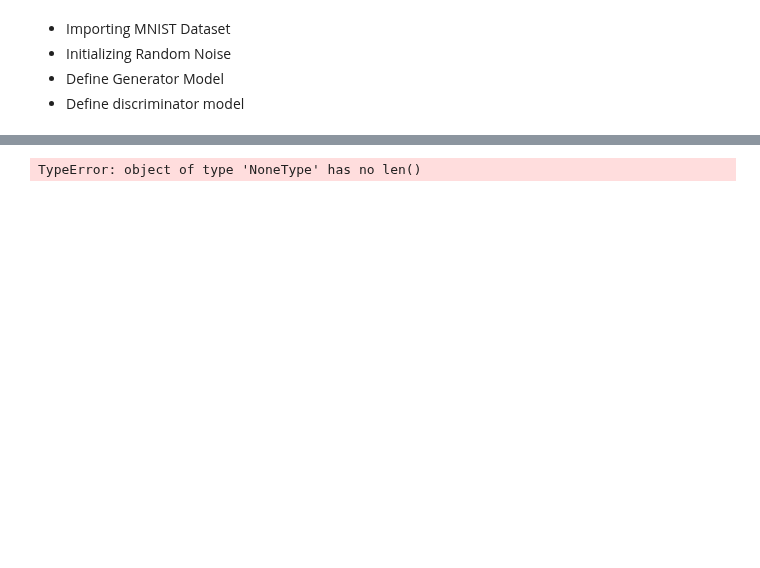
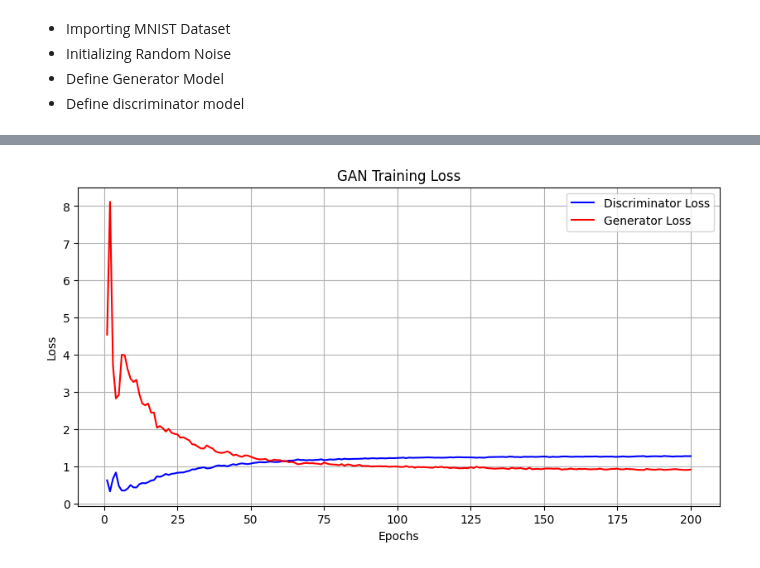
Before and after one commit to prijall/DeepLearning, a Jupyter notebook: Generating_Handwritten_Digits.ipynb, the cells around one changed output, grey strips where cells are left out. Drawn from its saved outputs; the diff is of its cells as text; code cells hidden in the pictures; blank space fills up the shorter version.

```diff
--- a/Generating_Handwritten_Digits.ipynb
+++ b/Generating_Handwritten_Digits.ipynb
@@ -32,21 +119,3 @@ dl=DataLoader(MNIST('~/data', train=True, download=True, transform=transform), b
 def noise(size):
   n=torch.randn(size, 100)
   return n.to(device)
-# %%
-#@ Define Generator Model:
-class Generator(nn.Module):
-  def __init__(self):
-    super(Generator, self).__init__()
-    self.model=nn.Sequential(
-        nn.Linear(100, 256),
-        nn.LeakyReLU(0.2),
-        nn.Linear(256, 512),
-        nn.LeakyReLU(0.2),
-        nn.Linear(512, 1024),
-        nn.LeakyReLU(0.2),
-        nn.Linear(1024, 784),
-        nn.Tanh()
-    )
-
-  def forward(self, x):
-    return self.model(x)
@@ -130,7 +132,7 @@ def discriminator_train_step(real_data, fake_data):
 
   #prediction on fake data:
   prediction_fake=discriminator(fake_data)
-  error_fake=loss(prediction_fake, torch.ones(len(fake_data), 1).to(device))
+  error_fake=loss(prediction_fake, torch.zeros(len(fake_data), 1).to(device))
   error_fake.backward()
 
   d_optimizer.step()
@@ -147,41 +155,47 @@ def generator_train_step(fake_data):
 # %%
+import torch
 import matplotlib.pyplot as plt
 
+# Training Parameters
 num_epochs = 200
-d_loss_list = []
-g_loss_list = []
+d_losses = []
+g_losses = []
 
 for epoch in range(num_epochs):
     N = len(dl)
-    d_loss_epoch = 0
-    g_loss_epoch = 0
+    total_d_loss = 0
+    total_g_loss = 0
 
     for i, (images, _) in enumerate(dl):
         real_data = images.view(len(images), -1).to(device)
-        fake_data = generator(noise(len(real_data))).to(device)
-        fake_data = fake_data.detach()
 
+        # Train Discriminator
+        fake_data = generator(noise(len(real_data))).to(device).detach()
         d_loss = discriminator_train_step(real_data, fake_data)
+        total_d_loss += d_loss.item()
+
+        # Train Generator
         fake_data = generator(noise(len(real_data))).to(device)
         g_loss = generator_train_step(fake_data)
+        total_g_loss += g_loss.item()
 
-        d_loss_epoch += d_loss.item()
-        g_loss_epoch += g_loss.item()
+        print(f"Epoch [{epoch+1}/{num_epochs}] | Batch [{i+1}/{N}] | "
+              f"D Loss: {d_loss:.4f} | G Loss: {g_loss:.4f}", end='\r')
 
-        print(f'Epoch [{epoch+1}/{num_epochs}], Step [{i+1}/{N}], d_loss: {d_loss.item():.4f}, g_loss: {g_loss.item():.4f}', end='\r')
+    # Store average losses per epoch
+    d_losses.append(total_d_loss / N)
+    g_losses.append(total_g_loss / N)
 
-    avg_d_loss = d_loss_epoch / N
-    avg_g_loss = g_loss_epoch / N
-    d_loss_list.append(avg_d_loss)
-    g_loss_list.append(avg_g_loss)
+    print(f"Epoch [{epoch+1}/{num_epochs}] | Avg D Loss: {d_losses[-1]:.4f} | Avg G Loss: {g_losses[-1]:.4f}")
 
-    print(f'\nEpoch [{epoch+1}/{num_epochs}] - Avg d_loss: {avg_d_loss:.4f}, Avg g_loss: {avg_g_loss:.4f}')
-
-# Plot losses
-plt.plot(range(1, num_epochs+1), d_loss_list, label='d_loss')
-plt.plot(range(1, num_epochs+1), g_loss_list, label='g_loss')
-plt.xlabel('Epochs')
-plt.ylabel('Loss')
+# Plot loss curves
+plt.figure(figsize=(10, 5))
+plt.plot(range(1, num_epochs + 1), d_losses, label="Discriminator Loss", color='blue')
+plt.plot(range(1, num_epochs + 1), g_losses, label="Generator Loss", color='red')
+plt.xlabel("Epochs")
+plt.ylabel("Loss")
+plt.title("GAN Training Loss")
 plt.legend()
+plt.grid()
 plt.show()
 # %% [output]
@@ -207,4 +219,4 @@ KeyboardInterrupt
-TypeError: object of type 'NoneType' has no len()
+[figure, added]
 # %%
 from torchvision.utils import make_grid
 
```
Also changed, not shown: parts of 12 cells of this notebook.
